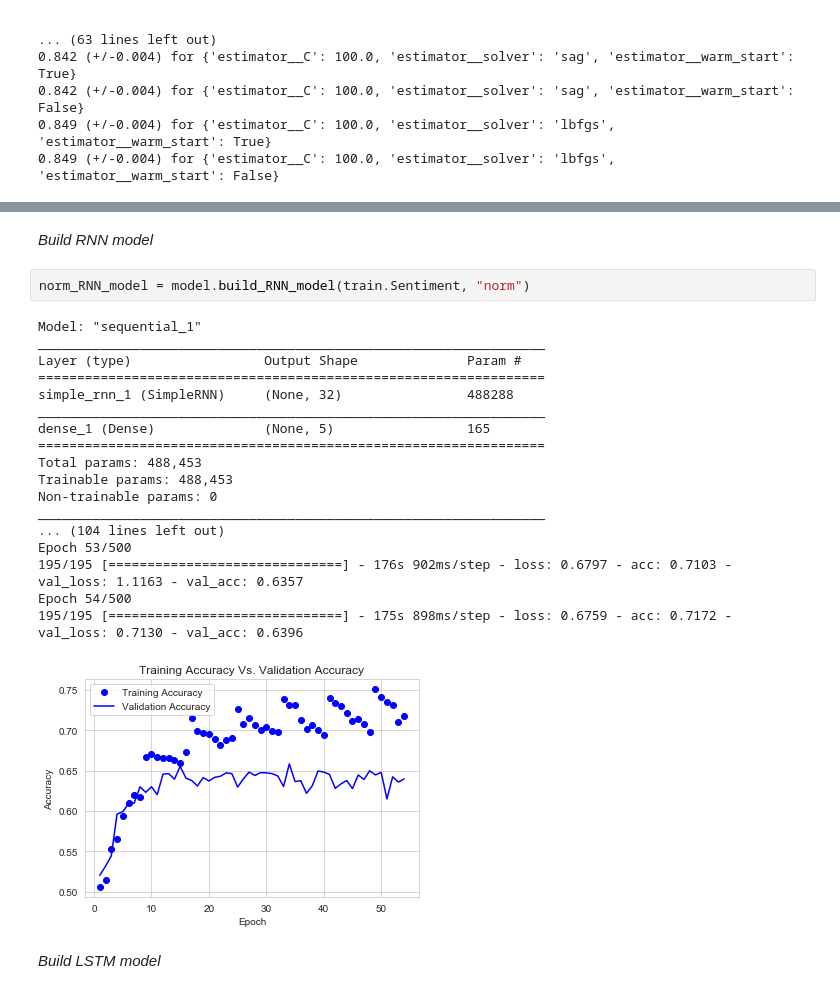
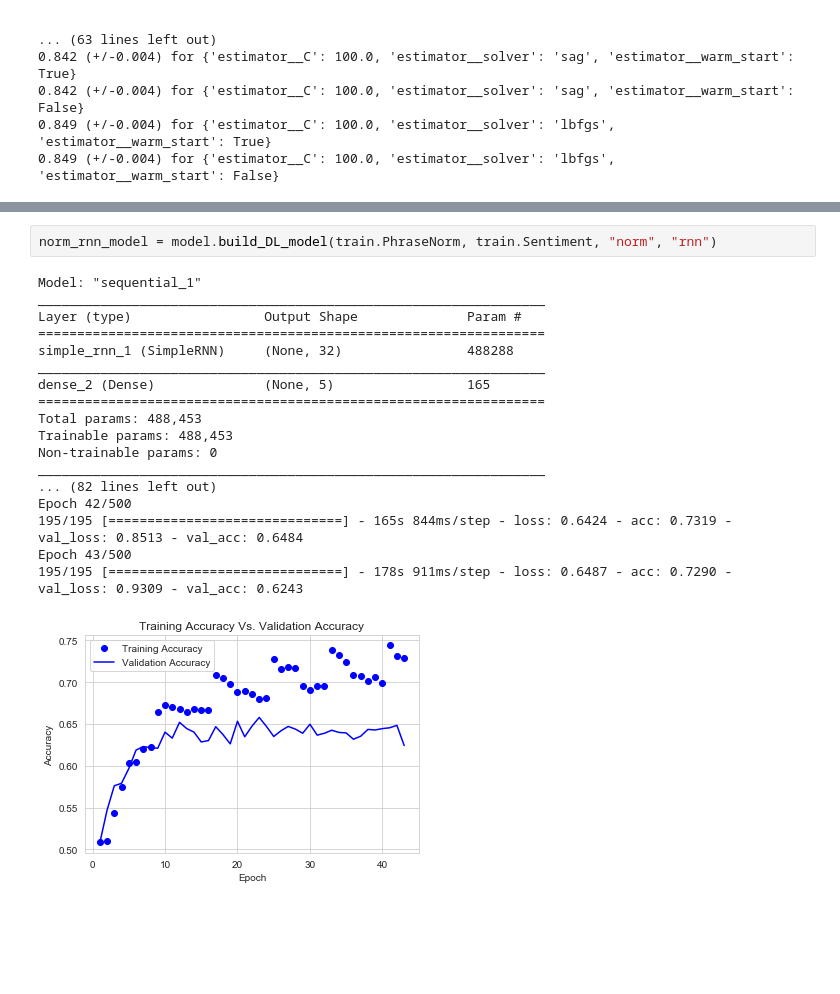
Before and after one commit to nt-ds/sentiment-analysis-on-movie-reviews, a Jupyter notebook: notebooks/03_models_normal_data.ipynb, the cells around one changed output, grey strips where cells are left out. Saved outputs shown, nothing was run; the diff lists cells and outputs as text; blank space fills up the shorter version.

Commit message:
Build simple DL models on normal data -- updated code

```diff
--- a/notebooks/03_models_normal_data.ipynb
+++ b/notebooks/03_models_normal_data.ipynb
@@ -117,25 +117,21 @@ Epoch 30/500
-# %% [markdown]
-_Build RNN model_
 # %%
-norm_RNN_model = model.build_RNN_model(train.Sentiment, "norm")
+norm_rnn_model = model.build_DL_model(train.PhraseNorm, train.Sentiment, "norm", "rnn")
 # %% [output]
 Model: "sequential_1"
 _________________________________________________________________
 Layer (type)                 Output Shape              Param #
 =================================================================
 simple_rnn_1 (SimpleRNN)     (None, 32)                488288
 _________________________________________________________________
-dense_1 (Dense)              (None, 5)                 165
+dense_2 (Dense)              (None, 5)                 165
 =================================================================
 Total params: 488,453
 Trainable params: 488,453
 Non-trainable params: 0
 _________________________________________________________________
-... (104 lines left out)
-Epoch 53/500
-195/195 [==============================] - 176s 902ms/step - loss: 0.6797 - acc: 0.7103 - val_loss: 1.1163 - val_acc: 0.6357
-Epoch 54/500
-195/195 [==============================] - 175s 898ms/step - loss: 0.6759 - acc: 0.7172 - val_loss: 0.7130 - val_acc: 0.6396
+... (82 lines left out)
+Epoch 42/500
+195/195 [==============================] - 165s 844ms/step - loss: 0.6424 - acc: 0.7319 - val_loss: 0.8513 - val_acc: 0.6484
+Epoch 43/500
+195/195 [==============================] - 178s 911ms/step - loss: 0.6487 - acc: 0.7290 - val_loss: 0.9309 - val_acc: 0.6243
-[figure, old version]
+[figure, new version]
-# %% [markdown]
-_Build LSTM model_
```
Also changed, not shown: parts of 4 cells of this notebook.
